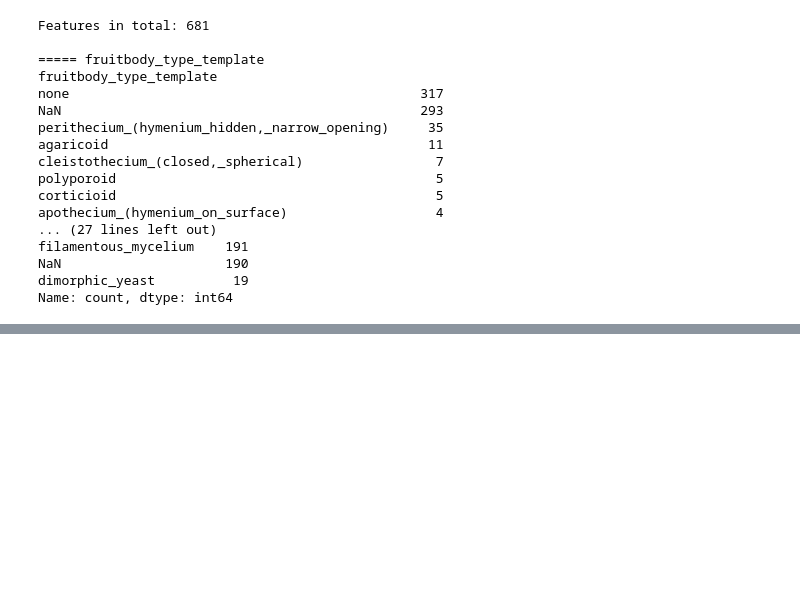
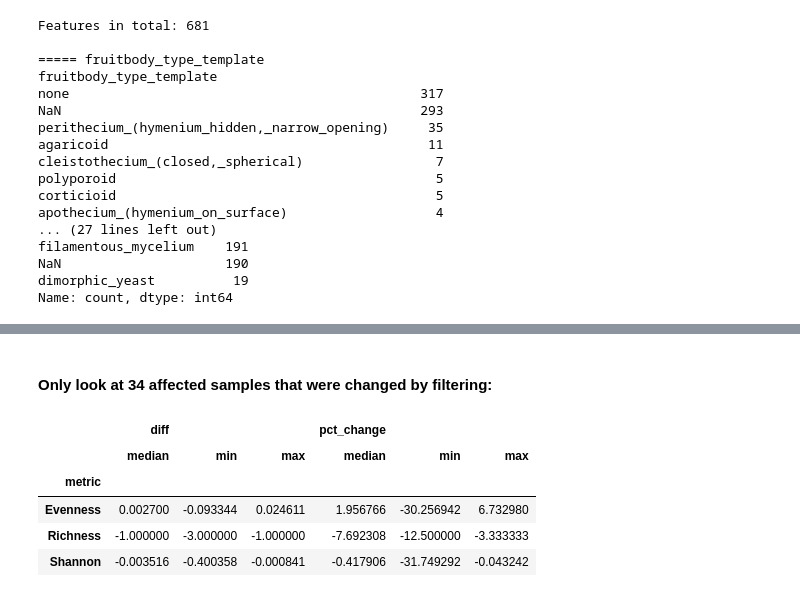
Before and after one commit to elettra-fromm/FunGut, a Jupyter notebook: scripts/Fungal_Annotation.ipynb, the cells around one changed output, grey strips where cells are left out. Drawn from its saved outputs; the diff is of its cells as text; code cells hidden in the pictures; blank space fills up the shorter version.

```diff
--- a/scripts/Fungal_Annotation.ipynb
+++ b/scripts/Fungal_Annotation.ipynb
@@ -102,0 +162,22 @@ Name: count, dtype: int64
+# %%
+import pandas as pd, zipfile
+
+def load_alpha(path):
+    with zipfile.ZipFile(path) as z:
+        inner = [n for n in z.namelist() if n.endswith("data/alpha-diversity.tsv")][0]
+        return pd.read_csv(z.open(inner), sep="\t", index_col=0).iloc[:, 0]
+
+files = {"Richness": "observed_features_vector.qza",
+         "Shannon":  "shannon_vector.qza",
+         "Evenness": "evenness_vector.qza"}
+
+parts = []
+for metric, fname in files.items():
+    before = load_alpha(f"{in_dir_2}/06_diversity/core_metrics/{fname}")     # unfiltered
+    after  = load_alpha(f"{out_dir_2}/{fname}")   # without non-intrinsic fungi
+    d = pd.concat({"before": before, "after": after}, axis=1).dropna()
+    d["metric"] = metric
+    parts.append(d)
+alpha = pd.concat(parts)
+
+alpha.groupby("metric")[["before", "after"]].median()
@@ -102,0 +230,14 @@ Name: count, dtype: int64
+# %% [markdown]
+#### Only look at 34 affected samples that were changed by filtering:
+# %%
+changed = alpha[alpha["before"] != alpha["after"]].copy()
+changed["diff"] = changed["after"] - changed["before"]
+changed["pct_change"] = changed["diff"] / changed["before"] * 100
+changed.groupby("metric")[["diff", "pct_change"]].agg(["median", "min", "max"])
+# %% [output]
+|  | diff |  |  | pct_change |  |  |
+|  | median | min | max | median | min | max |
+| metric |  |  |  |  |  |  |
+| Evenness | 0.002700 | -0.093344 | 0.024611 | 1.956766 | -30.256942 | 6.732980 |
+| Richness | -1.000000 | -3.000000 | -1.000000 | -7.692308 | -12.500000 | -3.333333 |
+| Shannon | -0.003516 | -0.400358 | -0.000841 | -0.417906 | -31.749292 | -0.043242 |
```
Also changed, not shown: parts of 13 cells of this notebook, 2 other files.
